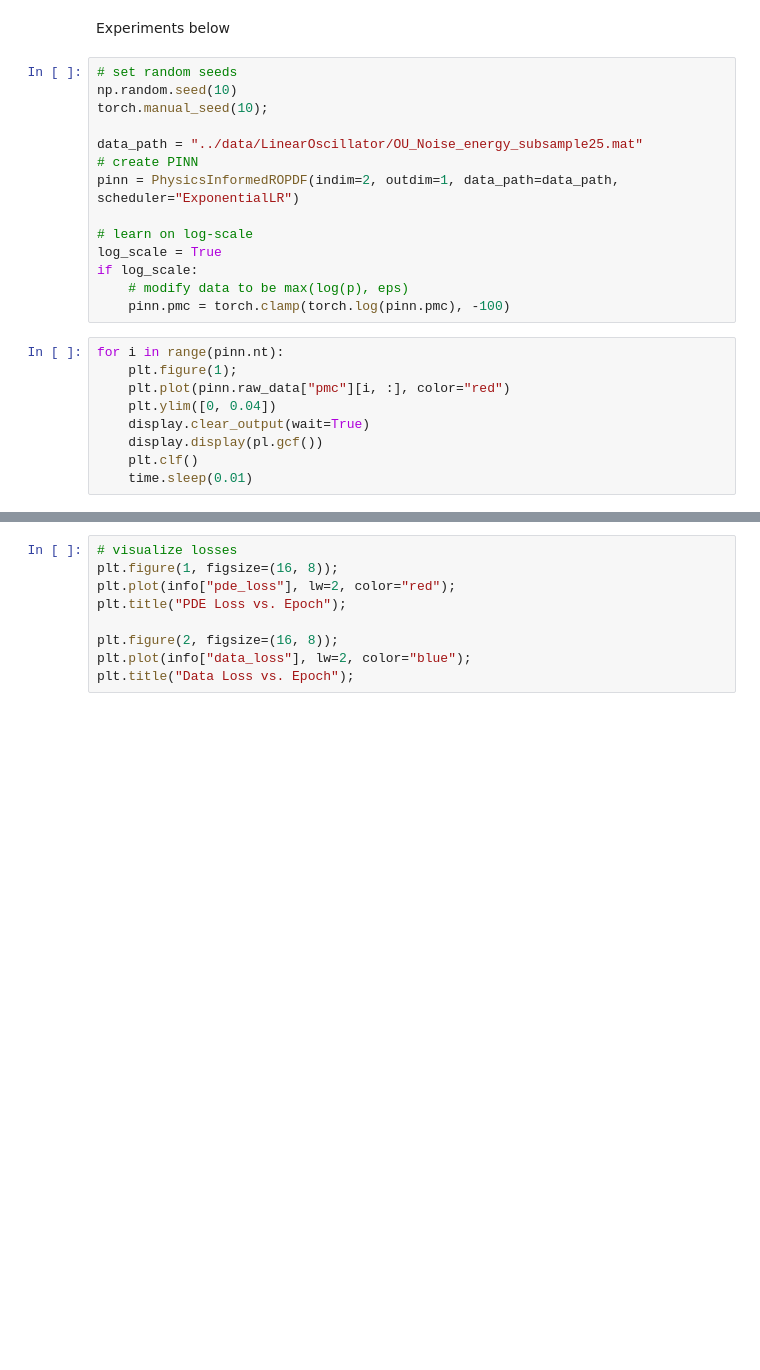
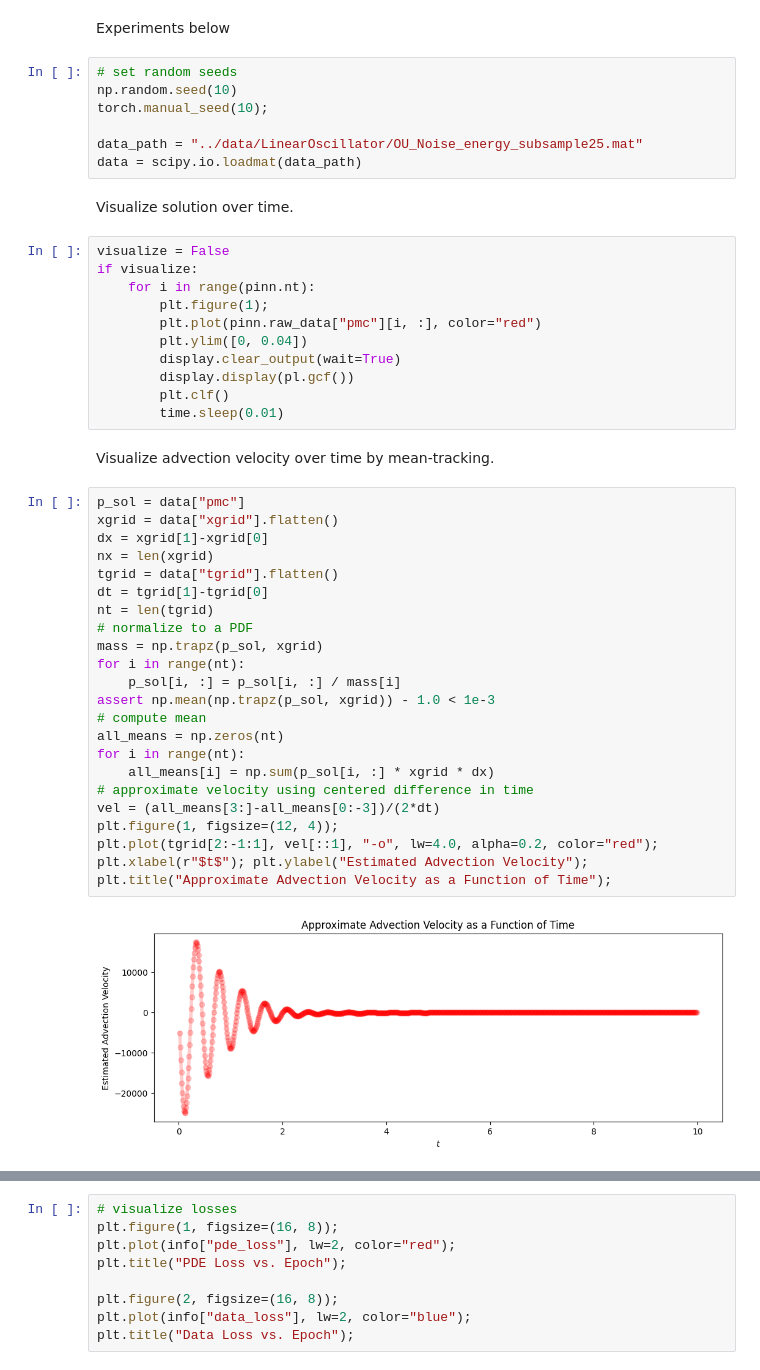
Before and after one commit to honglizhaobob/dl-hidimuq, a Jupyter notebook: code/LinearOscillator/python/PINN_test.ipynb, the cells around one changed output, grey strips where cells are left out. Cells and saved outputs as stored; diff of their text form; blank space fills up the shorter version.

```diff
--- a/code/LinearOscillator/python/PINN_test.ipynb
+++ b/code/LinearOscillator/python/PINN_test.ipynb
@@ -48,21 +48,45 @@ np.random.seed(10)
 torch.manual_seed(10);
 
 data_path = "../data/LinearOscillator/OU_Noise_energy_subsample25.mat"
-# create PINN
-pinn = PhysicsInformedROPDF(indim=2, outdim=1, data_path=data_path, scheduler="ExponentialLR")
-
-# learn on log-scale
-log_scale = True
-if log_scale:
-    # modify data to be max(log(p), eps)
-    pinn.pmc = torch.clamp(torch.log(pinn.pmc), -100)
+data = scipy.io.loadmat(data_path)
+# %% [markdown]
+Visualize solution over time.
 # %%
-for i in range(pinn.nt):
-    plt.figure(1);
-    plt.plot(pinn.raw_data["pmc"][i, :], color="red")
-    plt.ylim([0, 0.04])
-    display.clear_output(wait=True)
-    display.display(pl.gcf())
-    plt.clf()
-    time.sleep(0.01)
+visualize = False
+if visualize:
+    for i in range(pinn.nt):
+        plt.figure(1);
+        plt.plot(pinn.raw_data["pmc"][i, :], color="red")
+        plt.ylim([0, 0.04])
+        display.clear_output(wait=True)
+        display.display(pl.gcf())
+        plt.clf()
+        time.sleep(0.01)
+# %% [markdown]
+Visualize advection velocity over time by mean-tracking.
+# %%
+p_sol = data["pmc"]
+xgrid = data["xgrid"].flatten()
+dx = xgrid[1]-xgrid[0]
+nx = len(xgrid)
+tgrid = data["tgrid"].flatten()
+dt = tgrid[1]-tgrid[0]
+nt = len(tgrid)
+# normalize to a PDF
+mass = np.trapz(p_sol, xgrid)
+for i in range(nt):
+    p_sol[i, :] = p_sol[i, :] / mass[i]
+assert np.mean(np.trapz(p_sol, xgrid)) - 1.0 < 1e-3
+# compute mean
+all_means = np.zeros(nt)
+for i in range(nt):
+    all_means[i] = np.sum(p_sol[i, :] * xgrid * dx)
+# approximate velocity using centered difference in time
+vel = (all_means[3:]-all_means[0:-3])/(2*dt)
+plt.figure(1, figsize=(12, 4));
+plt.plot(tgrid[2:-1:1], vel[::1], "-o", lw=4.0, alpha=0.2, color="red");
+plt.xlabel(r"$t$"); plt.ylabel("Estimated Advection Velocity");
+plt.title("Approximate Advection Velocity as a Function of Time");
+# %% [output]
+[figure, added]
 # %%
```
Also changed, not shown: parts of 1 cell of this notebook, 5 other files.
